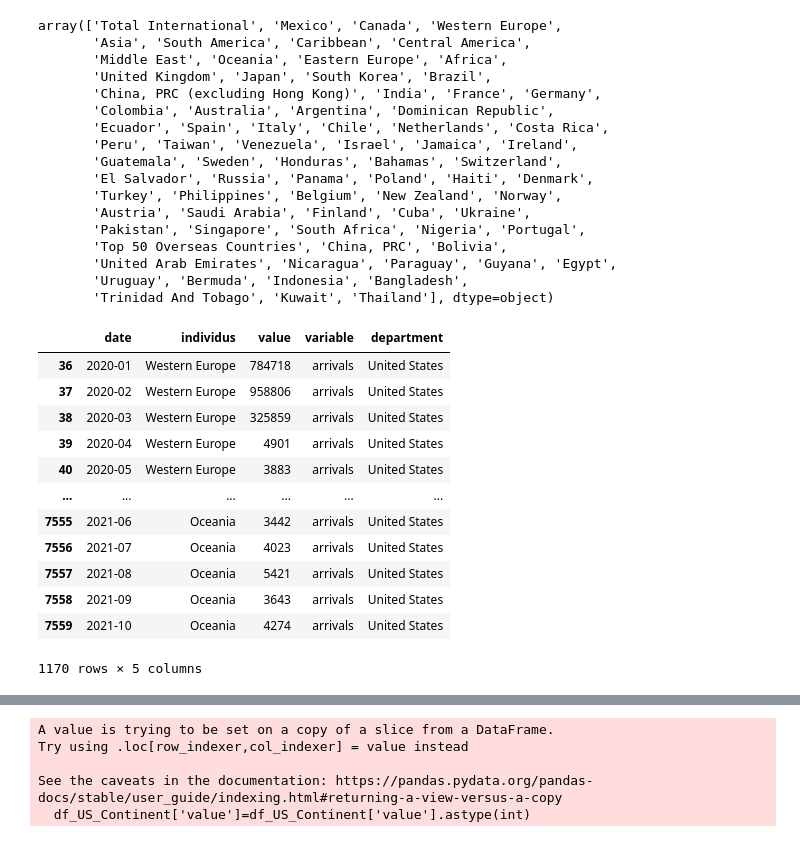
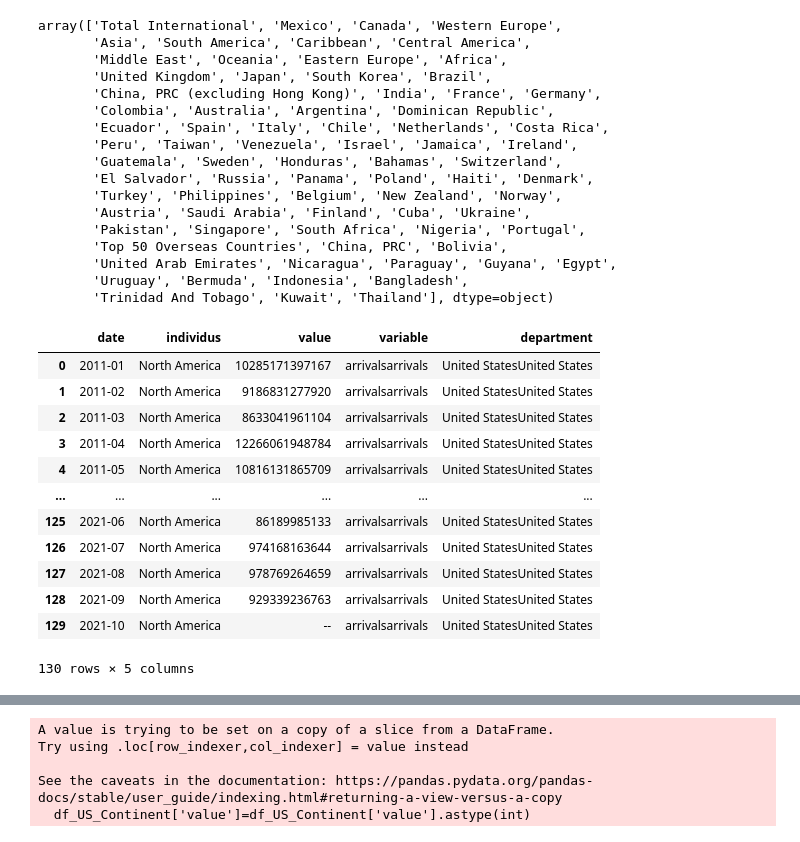
Before and after one commit to julienowack/stat_app, a Jupyter notebook: exploration des bdd.ipynb, the cells around one changed output, grey strips where cells are left out. Cells and saved outputs as stored; diff of their text form; code cells hidden in the pictures.

```diff
--- a/exploration des bdd.ipynb
+++ b/exploration des bdd.ipynb
@@ -530,25 +530,30 @@ array(['Total International', 'Mexico', 'Canada', 'Western Europe',
        'United Arab Emirates', 'Nicaragua', 'Paraguay', 'Guyana', 'Egypt',
        'Uruguay', 'Bermuda', 'Indonesia', 'Bangladesh',
        'Trinidad And Tobago', 'Kuwait', 'Thailand'], dtype=object)
+# %%
+df_US_NA=df_US_ODI[df_US_ODI["individus"].isin(['Mexico', 'Canada'])]
+df_US_NA=df_US_NA.groupby('date', as_index=False).sum()
+df_US_NA=df_US_NA.replace('MexicoCanada', 'North America')
+df_US_NA
+# %% [output]
+|  | date | individus | value | variable | department |
+| 0 | 2011-01 | North America | 10285171397167 | arrivalsarrivals | United StatesUnited States |
+| 1 | 2011-02 | North America | 9186831277920 | arrivalsarrivals | United StatesUnited States |
+| 2 | 2011-03 | North America | 8633041961104 | arrivalsarrivals | United StatesUnited States |
+| 3 | 2011-04 | North America | 12266061948784 | arrivalsarrivals | United StatesUnited States |
+| 4 | 2011-05 | North America | 10816131865709 | arrivalsarrivals | United StatesUnited States |
+| ... | ... | ... | ... | ... | ... |
+| 125 | 2021-06 | North America | 86189985133 | arrivalsarrivals | United StatesUnited States |
+| 126 | 2021-07 | North America | 974168163644 | arrivalsarrivals | United StatesUnited States |
+| 127 | 2021-08 | North America | 978769264659 | arrivalsarrivals | United StatesUnited States |
+| 128 | 2021-09 | North America | 929339236763 | arrivalsarrivals | United StatesUnited States |
+| 129 | 2021-10 | North America | -- | arrivalsarrivals | United StatesUnited States |
+130 rows × 5 columns
 # %%
 df_US_Continent=df_US_ODI[df_US_ODI["individus"].isin(
     ['Asia', 'Western Europe', 'Eastern Europe', 'Middle East', 'South America', 'Caribbean', 'Central America',
     'Oceania', 'Eastern Europe', 'Africa'])]
-df_US_Continent
+df_US_Continent=df_US_Continent.append(df_US_NA)
-# %% [output]
-|  | date | individus | value | variable | department |
-| 36 | 2020-01 | Western Europe | 784718 | arrivals | United States |
-| 37 | 2020-02 | Western Europe | 958806 | arrivals | United States |
-| 38 | 2020-03 | Western Europe | 325859 | arrivals | United States |
-| 39 | 2020-04 | Western Europe | 4901 | arrivals | United States |
-| 40 | 2020-05 | Western Europe | 3883 | arrivals | United States |
-| ... | ... | ... | ... | ... | ... |
-| 7555 | 2021-06 | Oceania | 3442 | arrivals | United States |
-| 7556 | 2021-07 | Oceania | 4023 | arrivals | United States |
-| 7557 | 2021-08 | Oceania | 5421 | arrivals | United States |
-| 7558 | 2021-09 | Oceania | 3643 | arrivals | United States |
-| 7559 | 2021-10 | Oceania | 4274 | arrivals | United States |
-1170 rows × 5 columns
 # %%
 fig = plt.figure(1, figsize=(15, 8))
 plt.bar(df_US_Continent["individus"], df_US_Continent['value'], color="yellow")
```
Also changed, not shown: parts of 1 cell of this notebook.
